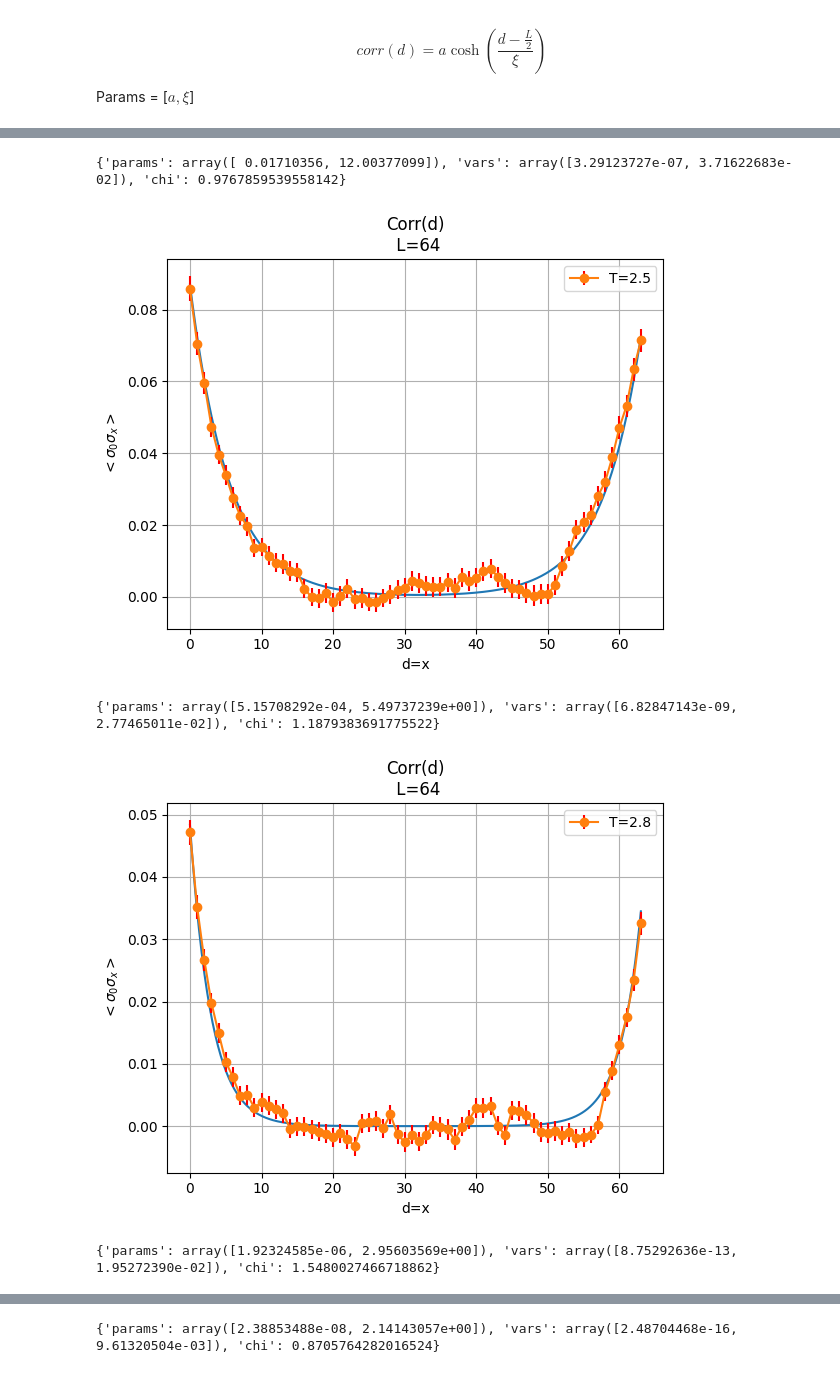
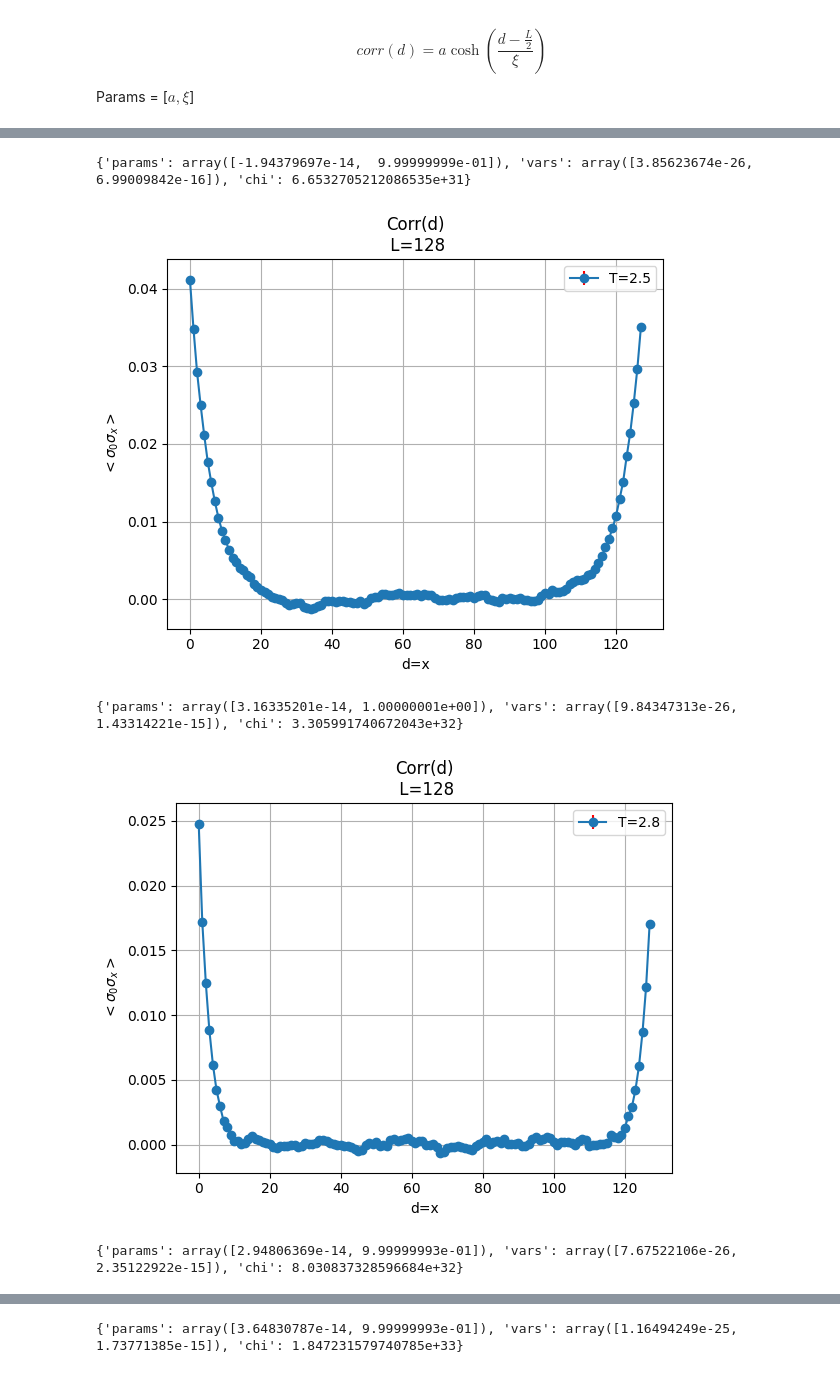
Before and after one commit to SoyAgustin/QF-Path-Integral, a Jupyter notebook: Notebooks_Py/ising.ipynb, the cells around one changed output, grey strips where cells are left out. Cells and saved outputs as stored; diff of their text form; code cells hidden in the pictures.

```diff
--- a/Notebooks_Py/ising.ipynb
+++ b/Notebooks_Py/ising.ipynb
@@ -201,7 +201,7 @@ for T in T_values:
 # %% [markdown]
 ## Densidad de energía y temperatura  ($\frac{<H>}{V}$ vs T)
 # %%
-L_values = [8,12,16,24,32,64,128][-3:]
+L_values = [8,12,16,24,32,64,128][:]
 
 T_i = 1.5
 T_f = 3.8
@@ -237,10 +237,10 @@ $$C_v = (<H²>-<H>²)\frac{1}{V}$$
 
 $$err = <(H-<H>)²>\frac{1}{V} $$
 # %%
-L_values = np.array([8,12,16,24,32,64,128])[1:-1]
+L_values = np.array([8,12,16,24,32,64,128])[:]
 
-T_i = 2.16
-T_f = 2.7
+T_i = 1.5
+T_f = 3.8
 
 plt.title("Cv  vs T")
 plt.grid()
@@ -283,7 +283,7 @@ print("Tc = %0.3f, err = %0.3f"%(Tc.mean(),np.sqrt(Tc.var()/len(Tc))))
 def ansatz(x,a,b):
     return a*x**2+b
 
-xans = np.linspace((1/L_values).min(),(1/L_values).max(),200)
+xans = np.linspace(0,(1/L_values).max(),200)
 
 dic = adjust(1/L_values,Tc,ansatz=ansatz)
 
@@ -291,6 +291,7 @@ dic = adjust(1/L_values,Tc,ansatz=ansatz)
 plt.errorbar(1/L_values,Tc,ls="",marker="o")
 plt.plot(xans,ansatz(xans,*dic["params"]),label = "ansatz")
 
+plt.xlim(xans.min(),xans.max()+.05*xans.max())
 plt.title("T vs 1/L")
 plt.ylabel("T")
 plt.xlabel("1/L")
@@ -368,9 +369,9 @@ plt.show()
 # %% [markdown]
 $$m=\frac{1}{V}<|M|>$$
 # %%
-L_values = [8,12,16,24,32,64,128]
+L_values = [8,12,16,24,32,64,128][:]
 
-T_i = 2.0
+T_i = 1.5
 T_f = 3.0
 
 plt.title("m  vs T")
@@ -401,10 +402,10 @@ $$ \chi_m = (<M²>-<|M|>²)\frac{1}{V} $$
 
 $$ err = <(M - <|M|>)²>\frac{1}{V}$$
 # %%
-L_values = [8,12,16,24,32,64,128][:-1]
+L_values = [8,12,16,24,32,64,128][:]
 
 T_i = 2.31
-T_f = 3.8
+T_f = 3.0
 
 plt.title("$\\chi_m$  vs T")
 plt.grid()
@@ -481,7 +479,7 @@ $$corr(d) = a \cosh(\frac{d-\frac{L}{2}}{\xi})$$
 
 Params = [$a,\xi$]
 # %%
-L=64
+L=128
 T_values = [2.4,2.5,2.8,3.0,3.8]
 
 for T in T_values:
@@ -495,7 +493,7 @@ for T in T_values:
     adjdic = adjust(dic["d"],dic["corr"],ansatz,dic["stderr"])
     xnew = np.linspace(dic["d"].min(),dic["d"].max(),500)
 
-    plt.plot(xnew,ansatz(xnew,*adjdic["params"]))
+   # plt.plot(xnew,ansatz(xnew,*adjdic["params"]))
 
     plt.errorbar(dic["d"],dic["corr"],dic["stderr"],marker="o",ls="-",ecolor="r",label=f"{T=}")
     plt.title(f"Corr(d)\n {L=}")
@@ -511,5 +509,5 @@ for T in T_values:
-{'params': array([ 0.01710356, 12.00377099]), 'vars': array([3.29123727e-07, 3.71622683e-02]), 'chi': 0.9767859539558142}
+{'params': array([-1.94379697e-14,  9.99999999e-01]), 'vars': array([3.85623674e-26, 6.99009842e-16]), 'chi': 6.6532705212086535e+31}
-[figure, old version]
+[figure, new version]
-{'params': array([5.15708292e-04, 5.49737239e+00]), 'vars': array([6.82847143e-09, 2.77465011e-02]), 'chi': 1.1879383691775522}
+{'params': array([3.16335201e-14, 1.00000001e+00]), 'vars': array([9.84347313e-26, 1.43314221e-15]), 'chi': 3.305991740672043e+32}
-[figure, old version]
+[figure, new version]
-{'params': array([1.92324585e-06, 2.95603569e+00]), 'vars': array([8.75292636e-13, 1.95272390e-02]), 'chi': 1.5480027466718862}
+{'params': array([2.94806369e-14, 9.99999993e-01]), 'vars': array([7.67522106e-26, 2.35122922e-15]), 'chi': 8.030837328596684e+32}
@@ -517 +515 @@ for T in T_values:
-{'params': array([2.38853488e-08, 2.14143057e+00]), 'vars': array([2.48704468e-16, 9.61320504e-03]), 'chi': 0.8705764282016524}
+{'params': array([3.64830787e-14, 9.99999993e-01]), 'vars': array([1.16494249e-25, 1.73771385e-15]), 'chi': 1.847231579740785e+33}
```
Also changed, not shown: parts of 9 cells of this notebook, 1 other file.
